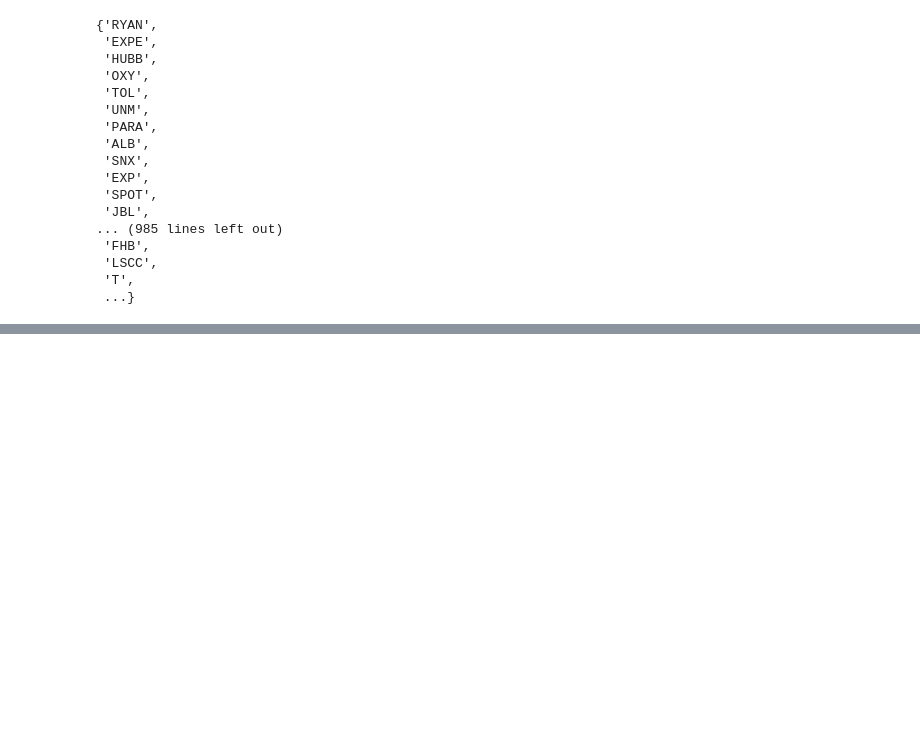
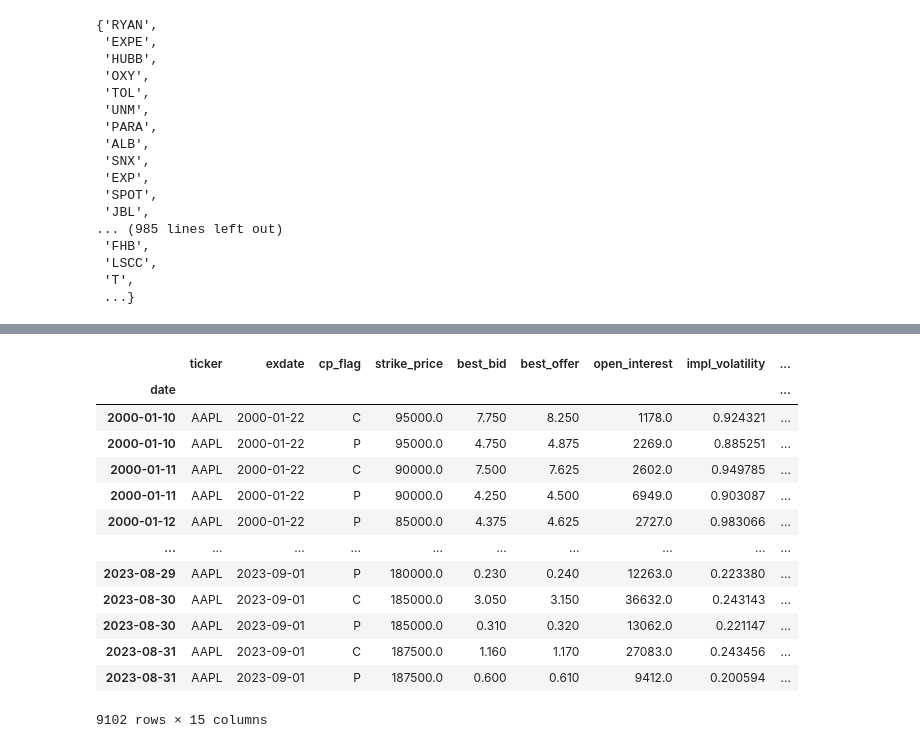
Before and after one commit to siruiliu-code/GARCH-X-Volatility-Modelling-with-Equity-Options-Trading, a Jupyter notebook: gavin_garch.ipynb, the cells around one changed output, grey strips where cells are left out. Saved outputs shown, nothing was run; the diff lists cells and outputs as text; code cells hidden in the pictures; blank space fills up the shorter version.

```diff
--- a/gavin_garch.ipynb
+++ b/gavin_garch.ipynb
@@ -683,9 +688,3 @@ for ticker in unique_tickers:
  'LSCC',
  'T',
  ...}
-# %%
-date = "2021-01-04"
-
-price_data = pd.read_hdf("data/all_tickers_time_series.hf5", key="AAPL").drop_duplicates().set_index("date")
-price = price_data.loc[date]["bidlo"]
-price
@@ -704,0 +694,45 @@ options_data
+# %%
+price_data = pd.read_hdf("data/all_tickers_time_series.hf5", key="AAPL").drop_duplicates().set_index("date")
+price_series = price_data["bidlo"]
+
+options_data = pd.read_hdf("data/all_options_data.h5", key="AAPL").set_index("date")
+options_data['exdate'] = pd.to_datetime(options_data['exdate'])
+options_data.index = pd.to_datetime(options_data.index)
+
+options_data_filtered = options_data[options_data.index.isin(price_series.index)]
+options_data_filtered['price'] = price_series
+options_data_filtered["strike minus price"] = abs(options_data_filtered["strike_price"]/1000 - options_data_filtered["price"])
+options_data_filtered
+
+date_index = options_data_filtered.index.unique()
+filtered_data = pd.DataFrame()
+for date in date_index:
+    options_on_date = options_data_filtered.loc[date]
+    no_of_ex_dates = options_on_date["exdate"].nunique()
+    if no_of_ex_dates > 1:
+        options_on_date = options_on_date.query("exdate == exdate.min()")
+    closest_strike = options_on_date[options_on_date["strike minus price"] == options_on_date["strike minus price"].min()]
+    if len(closest_strike) > 2:
+        c_closest_strike = closest_strike[closest_strike["cp_flag"] == "C"]
+        c_closest_strike = c_closest_strike[c_closest_strike["open_interest"] == c_closest_strike["open_interest"].max()]
+        p_closest_strike = closest_strike[closest_strike["cp_flag"] == "P"]
+        p_closest_strike = p_closest_strike[p_closest_strike["open_interest"] == p_closest_strike["open_interest"].max()]
+        closest_strike = pd.concat([c_closest_strike, p_closest_strike])
+    filtered_data = pd.concat([filtered_data, closest_strike])
+
+filtered_data
+# %% [output]
+|  | ticker | exdate | cp_flag | strike_price | best_bid | best_offer | open_interest | impl_volatility | ... |
+| date |  |  |  |  |  |  |  |  | ... |
+| 2000-01-10 | AAPL | 2000-01-22 | C | 95000.0 | 7.750 | 8.250 | 1178.0 | 0.924321 | ... |
+| 2000-01-10 | AAPL | 2000-01-22 | P | 95000.0 | 4.750 | 4.875 | 2269.0 | 0.885251 | ... |
+| 2000-01-11 | AAPL | 2000-01-22 | C | 90000.0 | 7.500 | 7.625 | 2602.0 | 0.949785 | ... |
+| 2000-01-11 | AAPL | 2000-01-22 | P | 90000.0 | 4.250 | 4.500 | 6949.0 | 0.903087 | ... |
+| 2000-01-12 | AAPL | 2000-01-22 | P | 85000.0 | 4.375 | 4.625 | 2727.0 | 0.983066 | ... |
+| ... | ... | ... | ... | ... | ... | ... | ... | ... | ... |
+| 2023-08-29 | AAPL | 2023-09-01 | P | 180000.0 | 0.230 | 0.240 | 12263.0 | 0.223380 | ... |
+| 2023-08-30 | AAPL | 2023-09-01 | C | 185000.0 | 3.050 | 3.150 | 36632.0 | 0.243143 | ... |
+| 2023-08-30 | AAPL | 2023-09-01 | P | 185000.0 | 0.310 | 0.320 | 13062.0 | 0.221147 | ... |
+| 2023-08-31 | AAPL | 2023-09-01 | C | 187500.0 | 1.160 | 1.170 | 27083.0 | 0.243456 | ... |
+| 2023-08-31 | AAPL | 2023-09-01 | P | 187500.0 | 0.600 | 0.610 | 9412.0 | 0.200594 | ... |
+9102 rows × 15 columns
```
Also changed, not shown: parts of 11 cells of this notebook, 1 other file.
